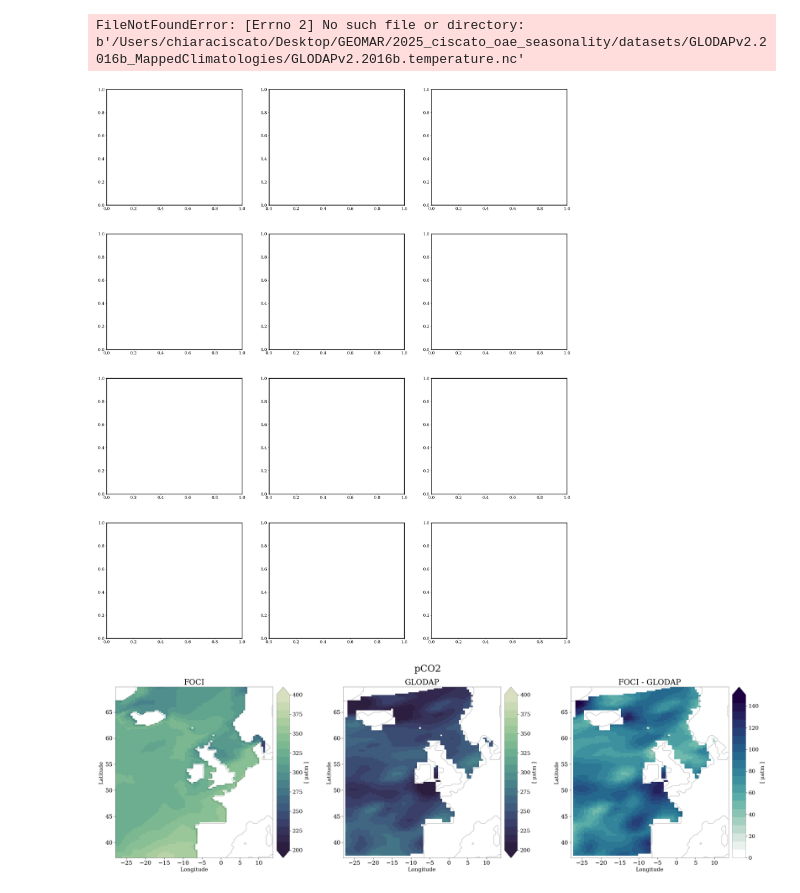
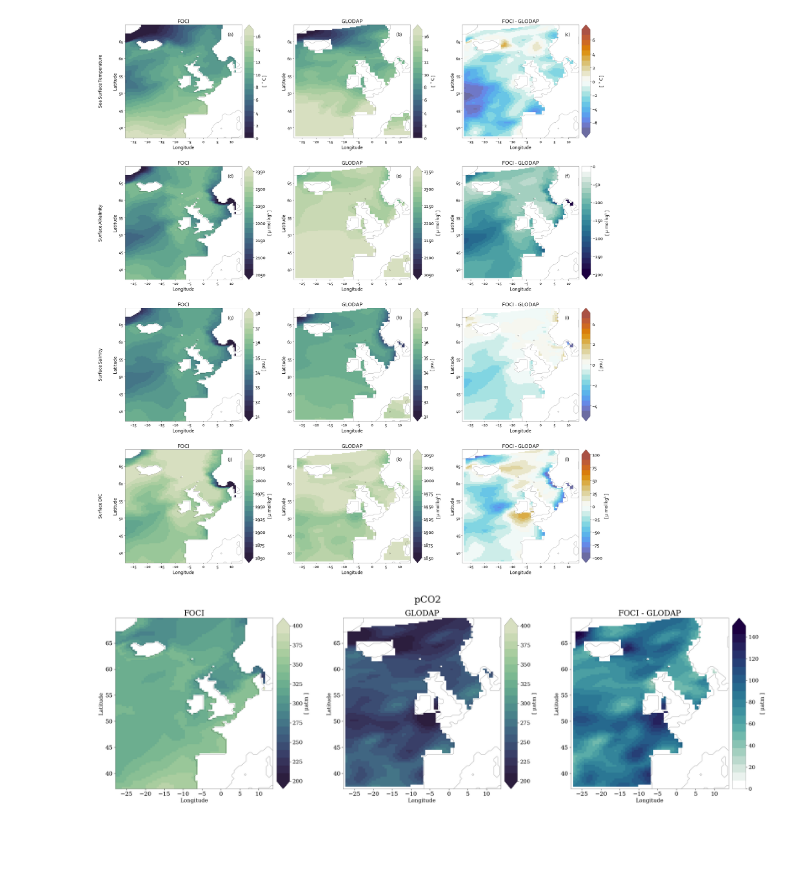
Before and after one commit to chiaraciscato/2026_ciscato_oae_seasonality, a Jupyter notebook: scripts/validation.ipynb, the cells around one changed output. Saved outputs shown, nothing was run; the diff lists cells and outputs as text; code cells hidden in the pictures; blank space fills up the shorter version.

```diff
--- a/scripts/validation.ipynb
+++ b/scripts/validation.ipynb
@@ -30,8 +30,10 @@ contour= mesh_mask['tmask'].sel(x=slice(519, 595), y=slice(329, 435)).isel(t=0,z
 GLODAP_fin = {}
 FOCI_fin = {}
 
-fig, axes = plt.subplots(4,3, figsize=(30,36))
+fig, axes = plt.subplots(4,3, figsize=(30,34))
 plt.subplots_adjust(hspace=0.25)
+
+f=18
 
 for j, (name, keys) in enumerate(variables.items()):
 
@@ -110,39 +112,48 @@ for j, (name, keys) in enumerate(variables.items()):
             if var_name == 'SST':
                 extend = 'max'
             else:
                 extend = 'both'
 
         # cmap, extend = discretised_cmap(ds)
         cmap, norm = create_discrete_cmap(cmap, 20)
 
         im = ax.pcolormesh(lat, lon, ds, vmin=vmin, vmax=vmax, cmap=cmap)
         ax.contour(lat, lon, contour, levels=[0.5], colors='black', linewidths=.3)
 
         fineline(ax,0.4)
         c_map = fig.colorbar(im, ax=ax,
             aspect=12,
             pad=0.02,location='right', extend=extend)
 
-        c_map.set_label(f'[ {unit} ]', fontsize=14)
+        c_map.set_label(f'[ {unit} ]', fontsize=f)
         c_map.outline.set_linewidth(0.25)
-        c_map.ax.tick_params(labelsize=14)
+        c_map.ax.tick_params(labelsize=f)
 
-        ax.set_xlabel('Longitude', fontsize=14)
-        ax.set_ylabel('Latitude', fontsize=14)
+        ax.set_xlabel('Longitude', fontsize=f)
+        ax.set_ylabel('Latitude', fontsize=f)
 
         ax.set_title(title)
 
 axes = axes.flatten()
 for n, ax in enumerate(axes):
     ax.text(0.88, 0.9, f'({string.ascii_lowercase[n]})',
-            transform=ax.transAxes, color='black', fontsize=18)
+            transform=ax.transAxes, color='black', fontsize=f)
 
 row_titles = variables.keys()
 for i, title in enumerate(row_titles):
-        fig.text(0.085, 0.75 - i * 0.193,title, ha='left', rotation=90, fontsize=22)
+    row = axes.reshape(4, 3)[i]          # ith row of axes
+    y = (row[0].get_position().y0 + row[0].get_position().y1) / 2
+
+    fig.text(
+        0.085, y,
+        title,
+        ha='center',
+        va='center',
+        rotation=90,
+        fontsize=f,
+    )
 
 plt.savefig(f'/Users/chiaraciscato/Desktop/GEOMAR/2025_ciscato_oae_seasonality/out/validation.png')
 # %% [output]
-FileNotFoundError: [Errno 2] No such file or directory: b'/Users/chiaraciscato/Desktop/GEOMAR/2025_ciscato_oae_seasonality/datasets/GLODAPv2.2016b_MappedClimatologies/GLODAPv2.2016b.temperature.nc'
-[figure, old version]
+[figure, new version]
 # %%
```
Also changed, not shown: parts of 1 cell of this notebook, 13 other files.
